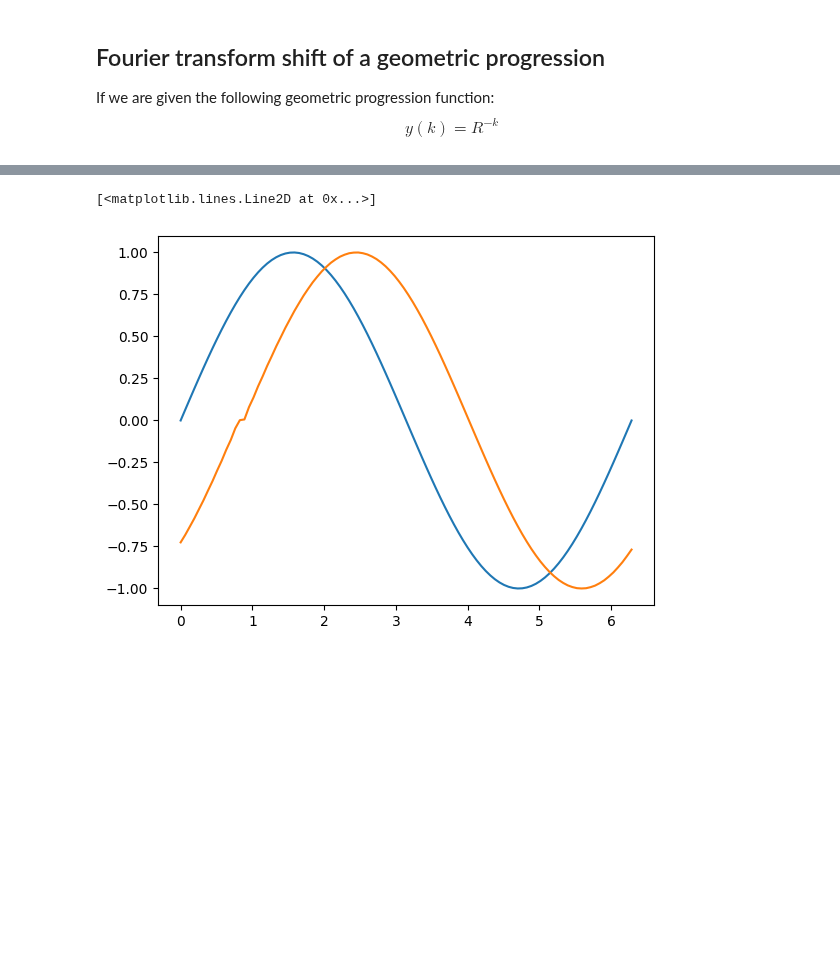
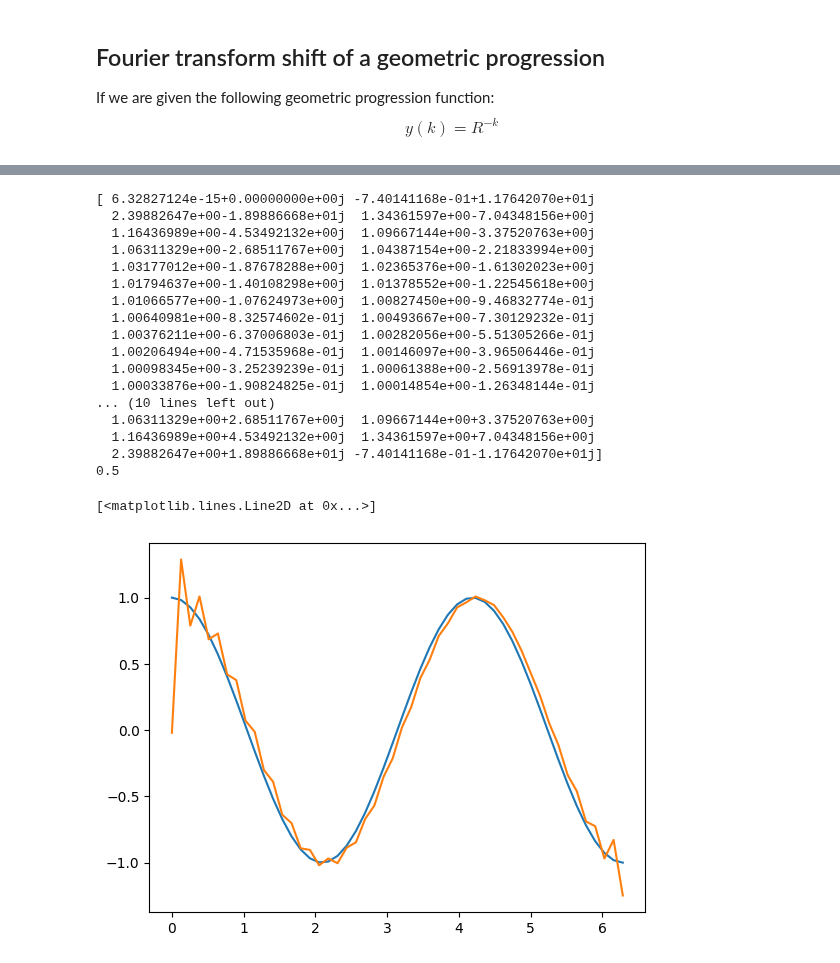
Before and after one commit to DylanReidRamelli/Bachelor-Project-2023, a Jupyter notebook: notebook/fourier_1.ipynb, the cells around one changed output, grey strips where cells are left out. Cells and saved outputs as stored; diff of their text form; code cells hidden in the pictures; blank space fills up the shorter version.

```diff
--- a/notebook/fourier_1.ipynb
+++ b/notebook/fourier_1.ipynb
@@ -220,8 +186,13 @@ ax.plot(y, out_inverse.real)
 # %%
 
-N = 100
+N = 50
 y = np.linspace(0,2 * np.pi, N)
-f_y = np.sin(y)
+
+# y = y[0:N]
+# print(y)
+# print(y)
+
+f_y = np.cos(y * 3/2)
 
 fig, ax = plt.subplots()
 
@@ -229,45 +200,80 @@ fig, ax = plt.subplots()
 ax.plot(y,f_y)
 
 G = np.zeros(N, dtype=complex)
 G = np.fft.fft(f_y)
 
+print(G)
 
-def wave_num(i):
-    return (i + math.floor(N/2))%N - math.floor(N/2)
+# print(G)
 
-delta = 13.8
+
+# def wave_num(i):
+#     return (i + math.floor(N/2))%N - math.floor(N/2)
+
+delta = 0.5
 
 # Multiply the frequency values by a phase shift of delta
+N_prime = N if N % 2 == 0 else N+1
+for k in range(0,int(N_prime/2)):
+    G[k] = np.exp(-2j * np.pi * delta * k / N) * G[k]
+for k in range(int(N_prime/2), N):
+    G[k] = np.exp(-2j * np.pi * delta * (k - N) / N) * G[k]
+
+
 for k in range(0,N):
-#     # print(k)
-    e = np.exp(-2j * np.pi * k * delta/N)
+    if N % 2 == 0 and k == N/2:
+        G[k] = np.exp(1j*np.pi * (delta % 1)) * G[k]
+    else:
+        G[k] = G[k]
 
-    if k < N - k:
-        e = np.exp(-2j * np.pi * delta  * k / N)
-    elif k > N - k:
-        e = np.exp(-2j * np.pi * delta  * (k-N) / N)
-    elif k == N - k and k == N/2:
-        e = np.cos(2 * np.pi * delta/2)
-
-    G[k] = G[k] * e
+print(delta % 1)
 
 out_inverse = np.zeros(N, dtype=complex)
 # Implement my own inverse fourier
 # for m in range(0,N):
 #     for k in range(0,N):
 #         e = np.exp(2j * np.pi * k * m/ N)
 #         out_inverse[m] += G[k] * e
 
 #     out_inverse[m] = out_inverse[m] / N
 # out_inverse/= N
 
+# for n in range(0,N):
+#     out = 0
+#     for k in range(1, int(N_prime/2)):
+#         e = (np.exp(2j * np.pi * n * k / N) * G[k] + np.exp(2j * np.pi * n * k /N) * G[k])
+#         out += e + 1 /N * G[0] + 1/N * np.exp(1j * np.pi * n) * G[int(-N/2)]
+
+#     out_inverse[n] = out
+
+# out_inverse /= N
+
+# print(G)
 # print(G)
 out_inverse = np.fft.ifft(G)
+# print(out_inverse)
 
 # print(new_g)
 # final_output = np.fft.ifft(new_g)
 # print(final_output)
 ax.plot(y, out_inverse.real)
 # %% [output]
-[<matplotlib.lines.Line2D at 0x...>]
+[ 6.32827124e-15+0.00000000e+00j -7.40141168e-01+1.17642070e+01j
+  2.39882647e+00-1.89886668e+01j  1.34361597e+00-7.04348156e+00j
+  1.16436989e+00-4.53492132e+00j  1.09667144e+00-3.37520763e+00j
+  1.06311329e+00-2.68511767e+00j  1.04387154e+00-2.21833994e+00j
+  1.03177012e+00-1.87678288e+00j  1.02365376e+00-1.61302023e+00j
+  1.01794637e+00-1.40108298e+00j  1.01378552e+00-1.22545618e+00j
+  1.01066577e+00-1.07624973e+00j  1.00827450e+00-9.46832774e-01j
+  1.00640981e+00-8.32574602e-01j  1.00493667e+00-7.30129232e-01j
+  1.00376211e+00-6.37006803e-01j  1.00282056e+00-5.51305266e-01j
+  1.00206494e+00-4.71535968e-01j  1.00146097e+00-3.96506446e-01j
+  1.00098345e+00-3.25239239e-01j  1.00061388e+00-2.56913978e-01j
+  1.00033876e+00-1.90824825e-01j  1.00014854e+00-1.26348144e-01j
+... (10 lines left out)
+  1.06311329e+00+2.68511767e+00j  1.09667144e+00+3.37520763e+00j
+  1.16436989e+00+4.53492132e+00j  1.34361597e+00+7.04348156e+00j
+  2.39882647e+00+1.89886668e+01j -7.40141168e-01-1.17642070e+01j]
+0.5
+[<matplotlib.lines.Line2D at 0x...>]
-[figure, old version]
+[figure, new version]
```
Also changed, not shown: parts of 4 cells of this notebook, 2 other files.
